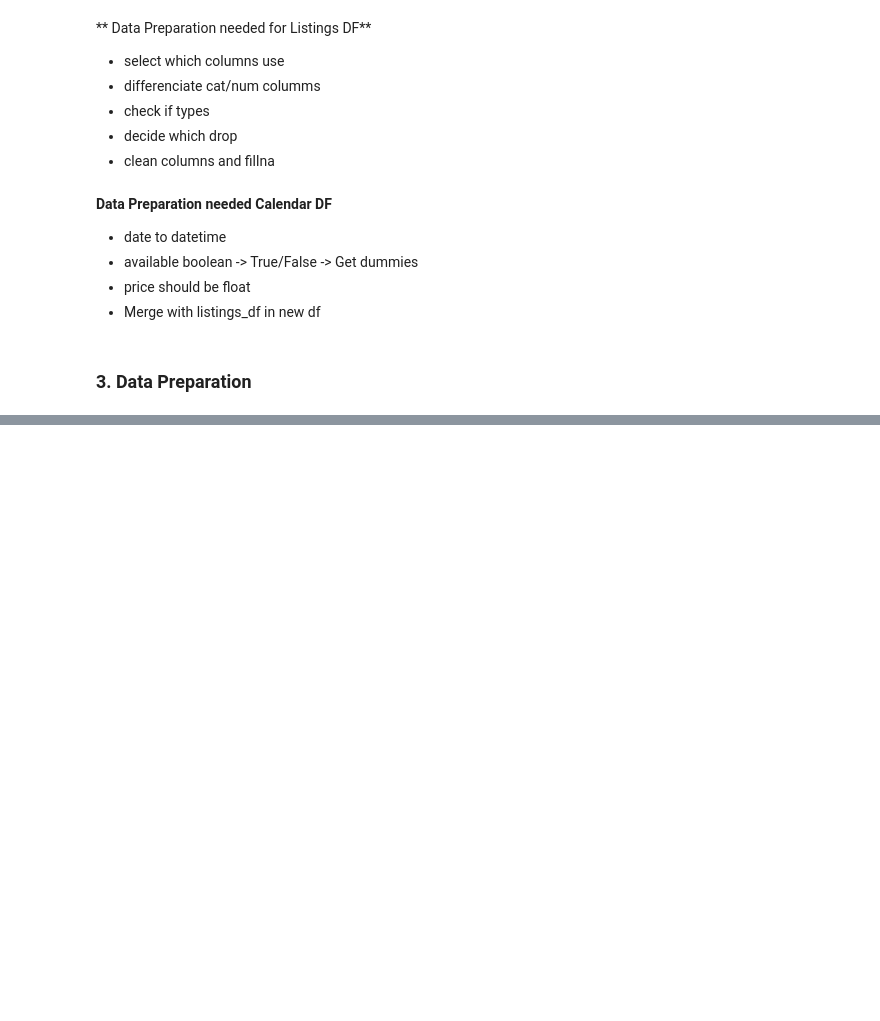
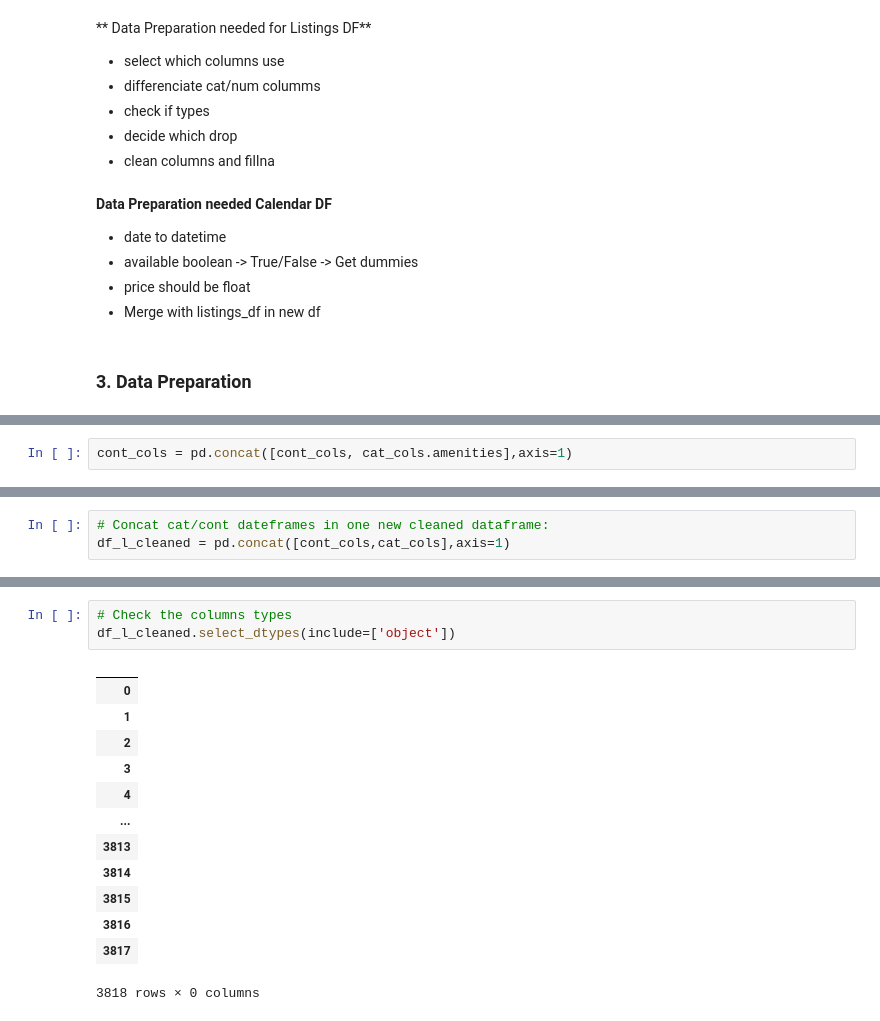
Before and after one commit to gderivas/DS_Nanodegree, a Jupyter notebook: project.ipynb, the cells around one changed output, grey strips where cells are left out. Saved outputs shown, nothing was run; the diff lists cells and outputs as text; blank space fills up the shorter version.

```diff
--- a/project.ipynb
+++ b/project.ipynb
@@ -271,0 +401,2 @@ calendar_df.shape
+# %%
+cont_cols = pd.concat([cont_cols, cat_cols.amenities],axis=1)
@@ -271,0 +439,3 @@ calendar_df.shape
+# %%
+# Concat cat/cont dateframes in one new cleaned dataframe:
+df_l_cleaned = pd.concat([cont_cols,cat_cols],axis=1)
@@ -271,0 +447,17 @@ calendar_df.shape
+# %%
+# Check the columns types
+df_l_cleaned.select_dtypes(include=['object'])
+# %% [output]
+|  |
+| 0 |
+| 1 |
+| 2 |
+| 3 |
+| 4 |
+| ... |
+| 3813 |
+| 3814 |
+| 3815 |
+| 3816 |
+| 3817 |
+3818 rows × 0 columns
```
Also changed, not shown: parts of 17 cells of this notebook, 1 other file.
